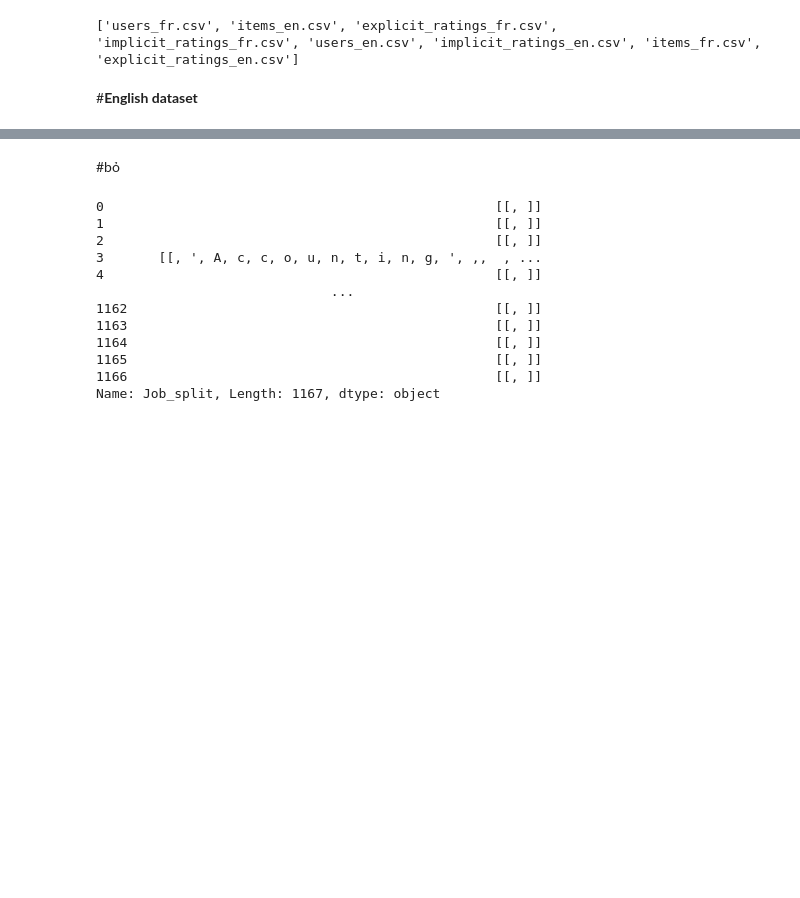
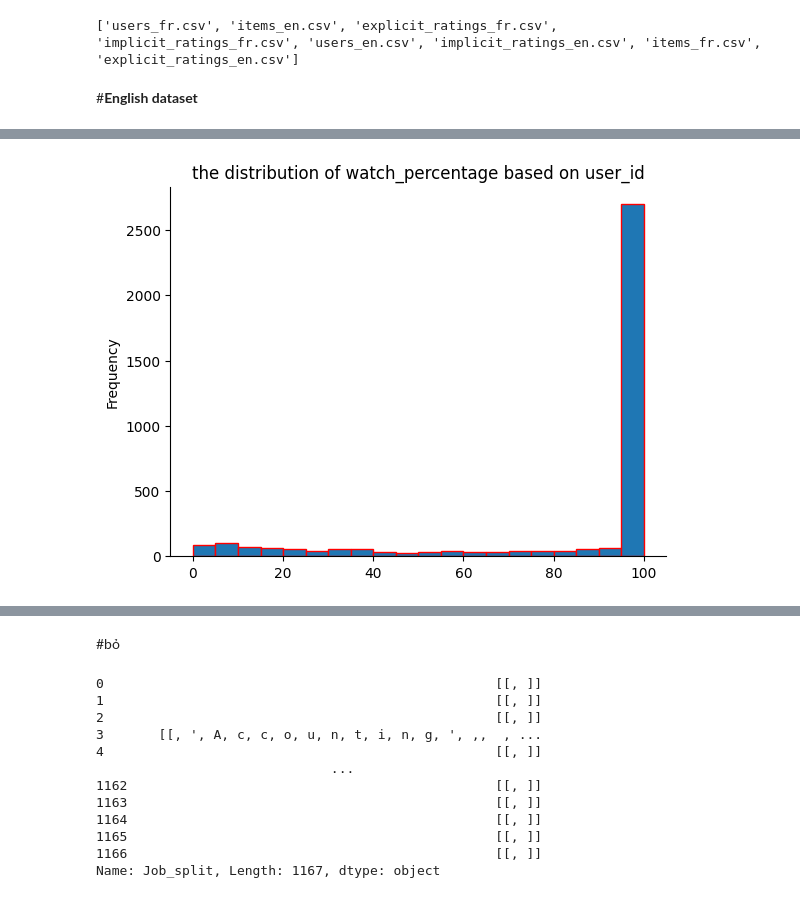
Before and after one commit to KaHustOwOd/WebMiningIT4868---FPGrowth, a Jupyter notebook: WM_FP_Growth.ipynb, the cells around one changed output, grey strips where cells are left out. Drawn from its saved outputs; the diff is of its cells as text; code cells hidden in the pictures; blank space fills up the shorter version.

```diff
--- a/WM_FP_Growth.ipynb
+++ b/WM_FP_Growth.ipynb
@@ -45,0 +47,5 @@ df_exprate_en
+# %%
+df_exprate_4plot['watch_percentage'].plot(kind='hist', bins=20, title='the distribution of watch_percentage based on user_id', xlabel = 'watch_percentage', edgecolor = 'red')
+plt.gca().spines[['top', 'right',]].set_visible(False)
+# %% [output]
+[figure, added]
```
Also changed, not shown: parts of 20 cells of this notebook.
